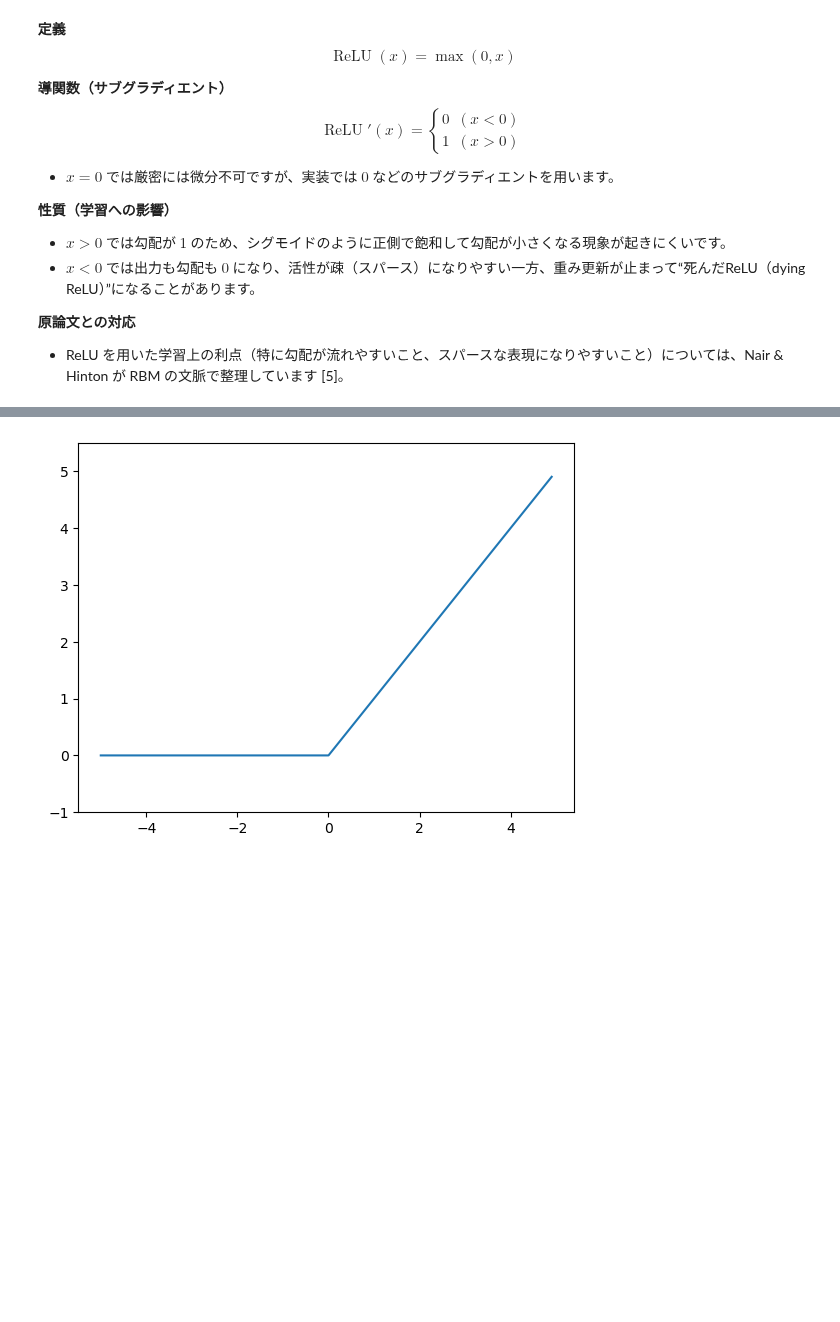
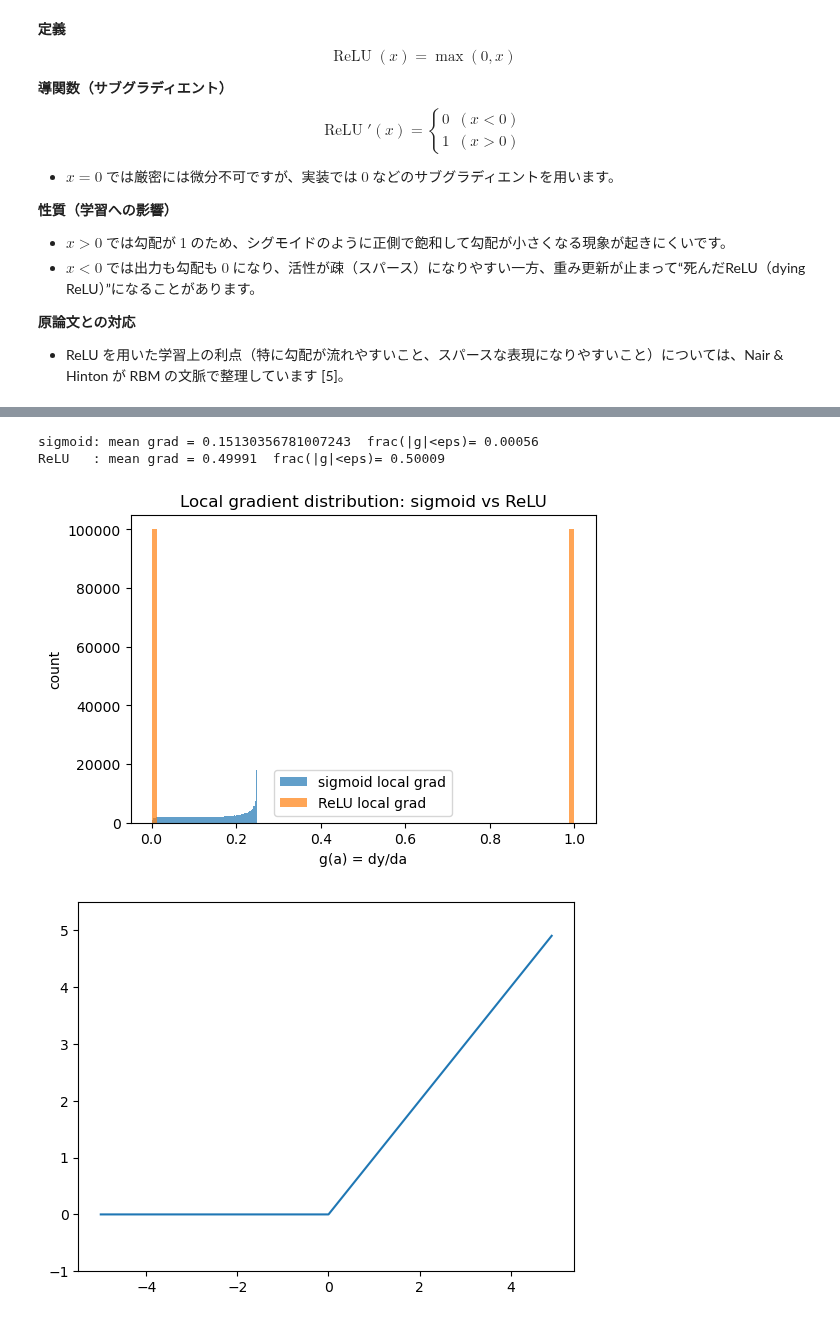
Before and after one commit to AcademiXBase/deep-learning-from-scratch, a Jupyter notebook: my_notebooks/ch03.ipynb, the cells around one changed output, grey strips where cells are left out. Saved outputs shown, nothing was run; the diff lists cells and outputs as text; code cells hidden in the pictures; blank space fills up the shorter version.

```diff
--- a/my_notebooks/ch03.ipynb
+++ b/my_notebooks/ch03.ipynb
@@ -201,3 +282,39 @@ $$
+# %%
+import numpy as np
+import matplotlib.pylab as plt
+
+def sigmoid(x):
+    return 1 / (1 + np.exp(-x))
+
+def local_grad_sigmoid(a):
+    s = sigmoid(a)
+    return s * (1 - s)
+
+def local_grad_relu(a):
+    return (a > 0).astype(float)
+
+rng = np.random.default_rng(0)
+a = rng.normal(loc=0.0, scale=2.0, size=200000)  # 前活性 a の分布（例）
+
+g_sig = local_grad_sigmoid(a)
+g_relu = local_grad_relu(a)
+
+eps = 1e-3
+print('sigmoid: mean grad =', float(g_sig.mean()), ' frac(|g|<eps)=', float(np.mean(np.abs(g_sig) < eps)))
+print('ReLU   : mean grad =', float(g_relu.mean()), ' frac(|g|<eps)=', float(np.mean(np.abs(g_relu) < eps)))
+
+plt.figure(figsize=(6,4))
+plt.hist(g_sig, bins=80, alpha=0.7, label="sigmoid local grad")
+plt.hist(g_relu, bins=80, alpha=0.7, label="ReLU local grad")
+plt.title("Local gradient distribution: sigmoid vs ReLU")
+plt.xlabel("g(a) = dy/da")
+plt.ylabel("count")
+plt.legend()
+plt.show()
+# %% [output]
+sigmoid: mean grad = 0.15130356781007243  frac(|g|<eps)= 0.00056
+ReLU   : mean grad = 0.49991  frac(|g|<eps)= 0.50009
+[figure, added]
 # %%
 import numpy as np
 import matplotlib.pylab as plt
```
Also changed, not shown: parts of 11 cells of this notebook.
